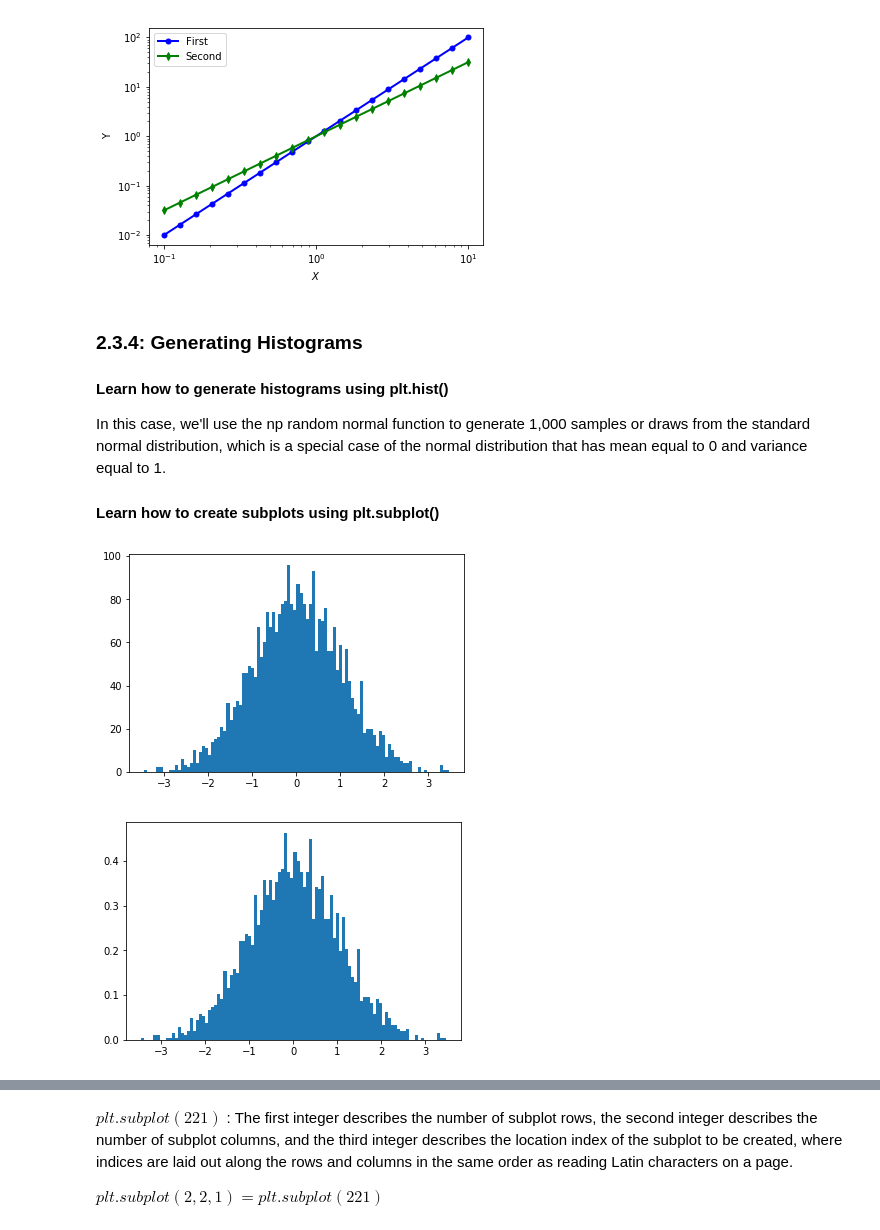
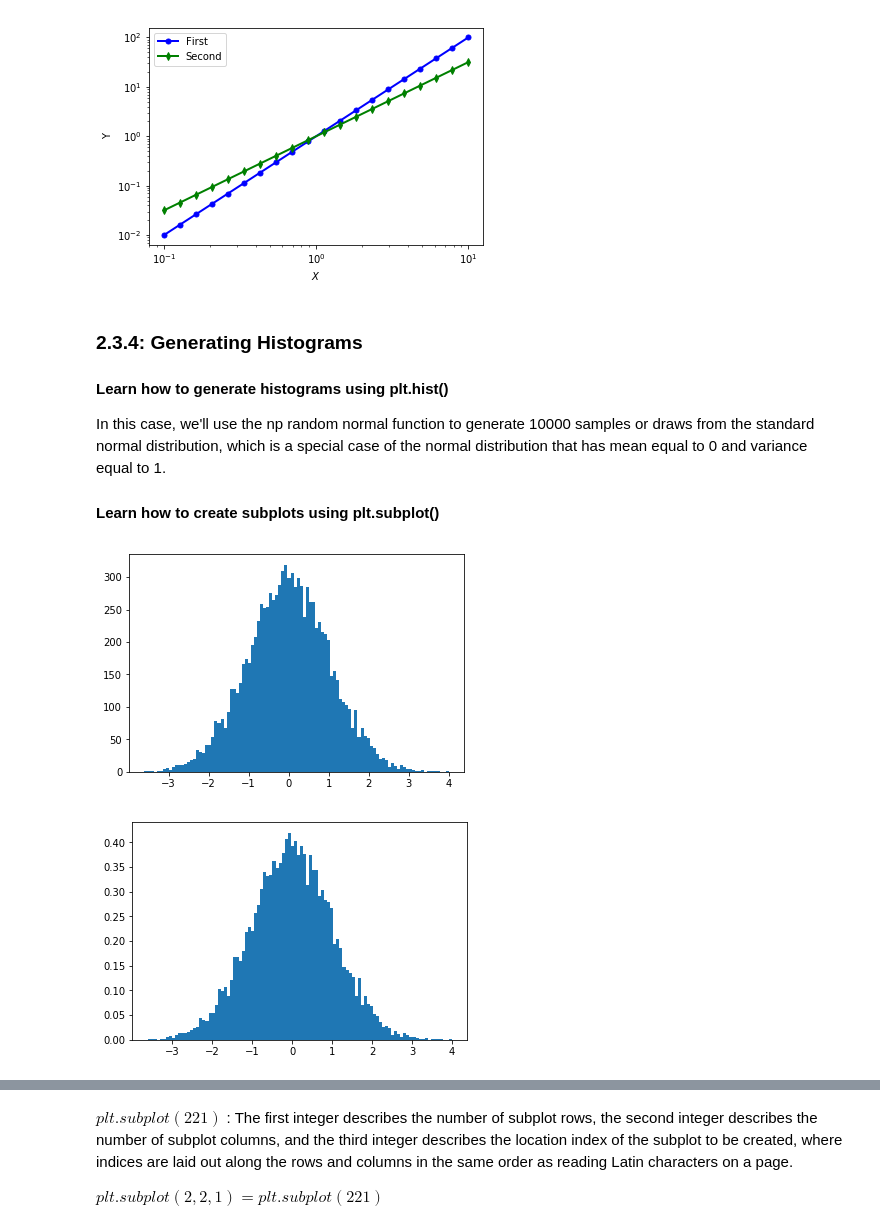
Before and after one commit to martinluduena/EDX-Curso-Python-, a Jupyter notebook: EDX_Week_2.ipynb, the cells around one changed output, grey strips where cells are left out. Saved outputs shown, nothing was run; the diff lists cells and outputs as text; code cells hidden in the pictures.

```diff
--- a/EDX_Week_2.ipynb
+++ b/EDX_Week_2.ipynb
@@ -531,21 +565,21 @@ plt.savefig("myplot.pdf")
 
 #### Learn how to generate histograms using plt.hist()
 In this case, we'll use the np random normal function
-to generate 1,000 samples or draws from the standard normal distribution, which
+to generate 10000 samples or draws from the standard normal distribution, which
 is a special case of the normal distribution that has mean equal to 0
 and variance equal to 1.
 
 
 #### Learn how to create subplots using plt.subplot()
 # %%
-x = np.random.normal(size=3000)
+x = np.random.normal(size=10000)
 plt.hist(x,bins=100); # Número de observaciones
 # %% [output]
-[figure, old version]
+[figure, new version]
 # %%
 plt.hist(x,density=True,bins=100); # Histograma normalizado
 # %% [output]
-[figure, old version]
+[figure, new version]
 # %%
 plt.hist(x,density=True,bins=np.linspace(-6,6,100));
 # %% [output]
```
Also changed, not shown: parts of 123 cells of this notebook.
